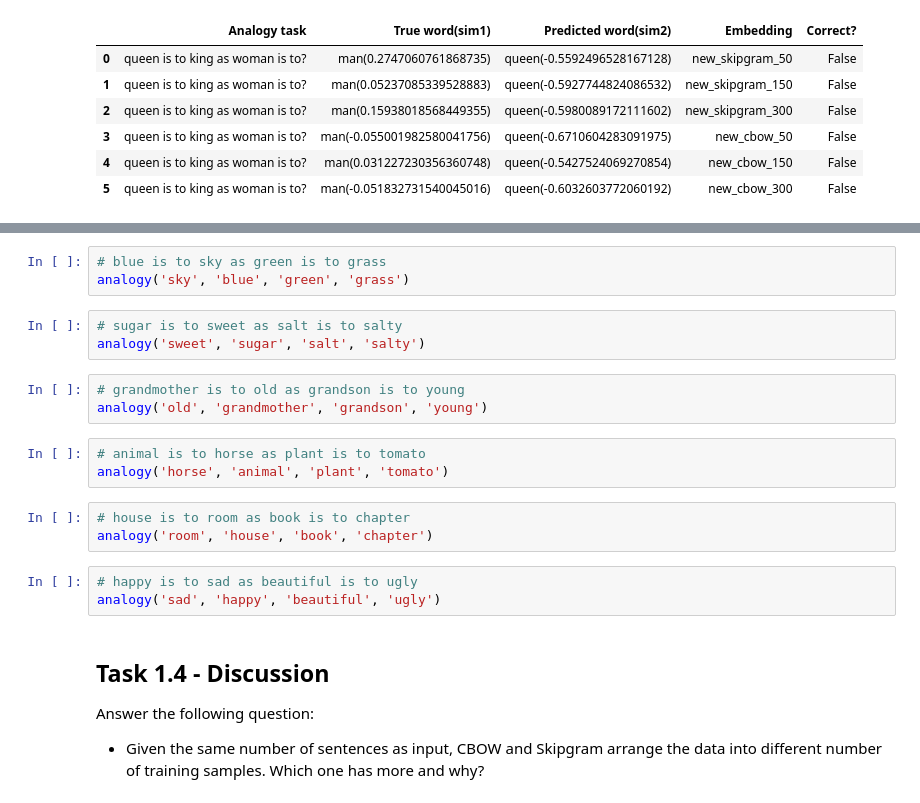
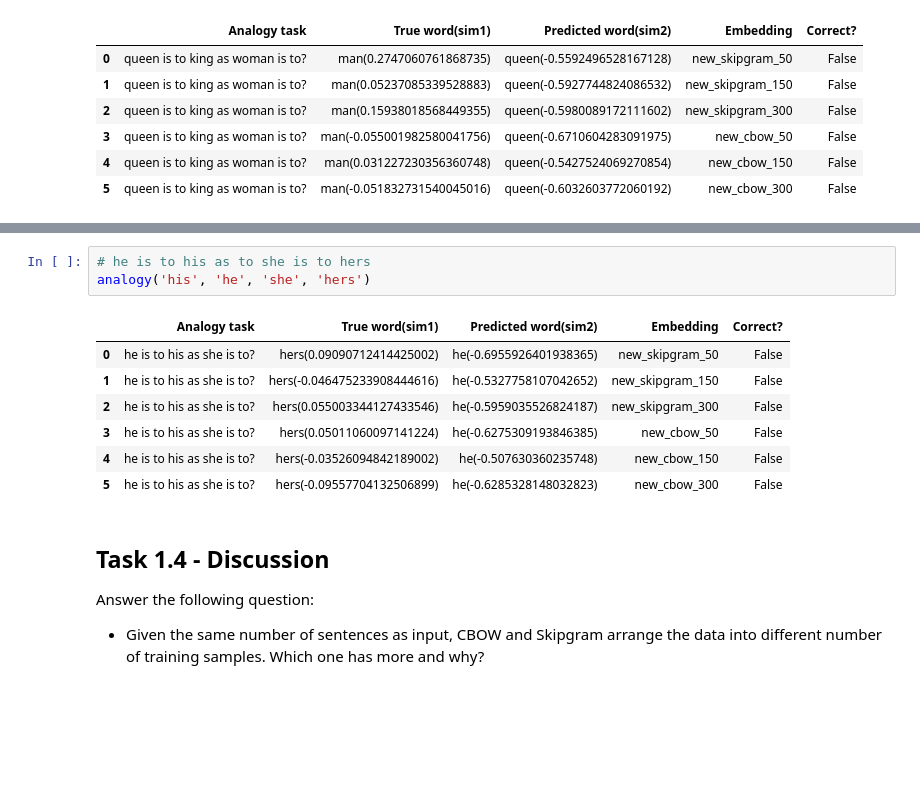
Before and after one commit to Huilin-Zhu/DeepLearningAssignment1, a Jupyter notebook: Assignment_1.ipynb, the cells around one changed output, grey strips where cells are left out. Saved outputs shown, nothing was run; the diff lists cells and outputs as text; blank space fills up the shorter version.

```diff
--- a/Assignment_1.ipynb
+++ b/Assignment_1.ipynb
@@ -595,21 +625,14 @@ analogy('home', 'mother', 'teacher', 'school')
 # %%
-# blue is to sky as green is to grass
-analogy('sky', 'blue', 'green', 'grass')
+# he is to his as to she is to hers
+analogy('his', 'he', 'she', 'hers')
+# %% [output]
+|  | Analogy task | True word(sim1) | Predicted word(sim2) | Embedding | Correct? |
+| 0 | he is to his as she is to? | hers(0.09090712414425002) | he(-0.6955926401938365) | new_skipgram_50 | False |
+| 1 | he is to his as she is to? | hers(-0.046475233908444616) | he(-0.5327758107042652) | new_skipgram_150 | False |
+| 2 | he is to his as she is to? | hers(0.055003344127433546) | he(-0.5959035526824187) | new_skipgram_300 | False |
+| 3 | he is to his as she is to? | hers(0.05011060097141224) | he(-0.6275309193846385) | new_cbow_50 | False |
+| 4 | he is to his as she is to? | hers(-0.03526094842189002) | he(-0.507630360235748) | new_cbow_150 | False |
+| 5 | he is to his as she is to? | hers(-0.09557704132506899) | he(-0.6285328148032823) | new_cbow_300 | False |
-# %%
-# sugar is to sweet as salt is to salty
-analogy('sweet', 'sugar', 'salt', 'salty')
-# %%
-# grandmother is to old as grandson is to young
-analogy('old', 'grandmother', 'grandson', 'young')
-# %%
-# animal is to horse as plant is to tomato
-analogy('horse', 'animal', 'plant', 'tomato')
-# %%
-# house is to room as book is to chapter
-analogy('room', 'house', 'book', 'chapter')
-# %%
-# happy is to sad as beautiful is to ugly
-analogy('sad', 'happy', 'beautiful', 'ugly')
 # %% [markdown]
 ## Task 1.4 - Discussion
 Answer the following question:
```
Also changed, not shown: parts of 4 cells of this notebook.
